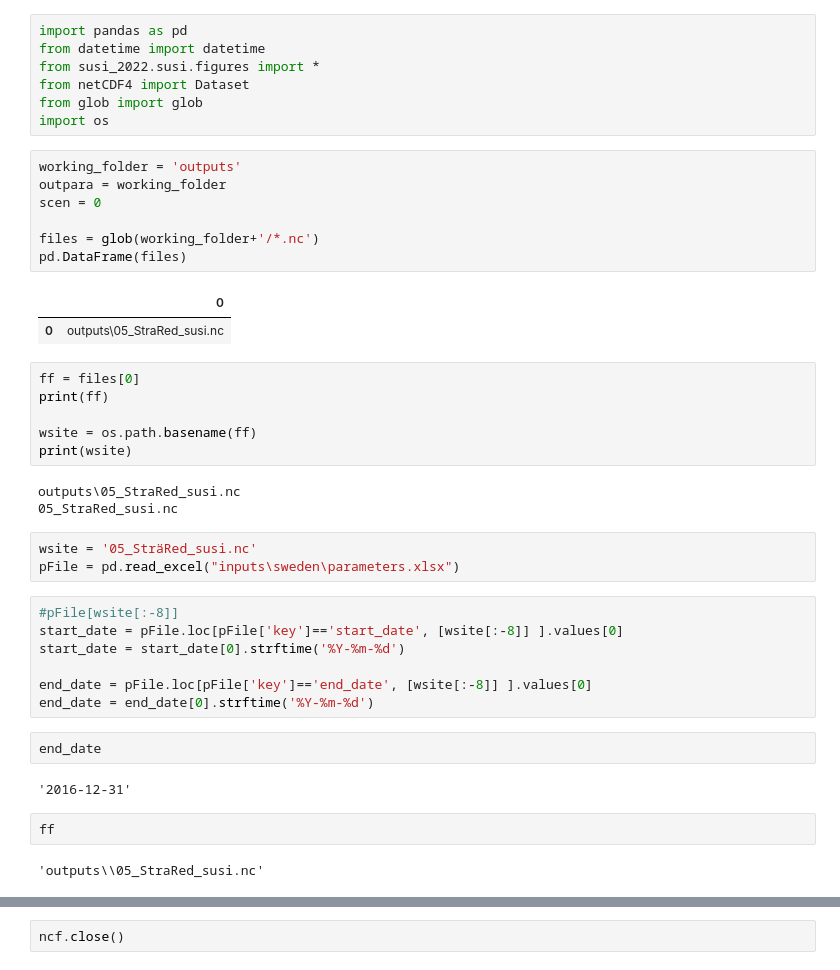
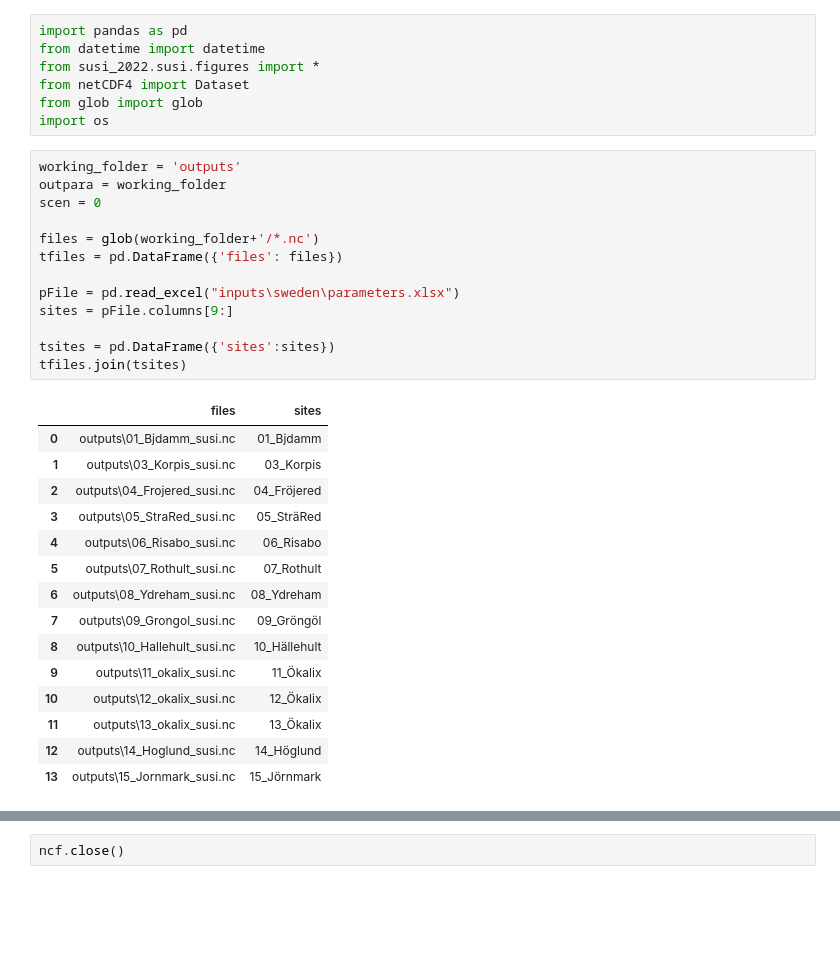
Before and after one commit to alejandrogandara/susi-swe, a Jupyter notebook: verif.ipynb, the cells around one changed output, grey strips where cells are left out. Saved outputs shown, nothing was run; the diff lists cells and outputs as text; blank space fills up the shorter version.

```diff
--- a/verif.ipynb
+++ b/verif.ipynb
@@ -12,37 +12,29 @@ import os
 # %%
 working_folder = 'outputs'
 outpara = working_folder
 scen = 0
 
 files = glob(working_folder+'/*.nc')
-pd.DataFrame(files)
+tfiles = pd.DataFrame({'files': files})
+
+pFile = pd.read_excel("inputs\sweden\parameters.xlsx")
+sites = pFile.columns[9:]
+
+tsites = pd.DataFrame({'sites':sites})
+tfiles.join(tsites)
 # %% [output]
-|  | 0 |
-| 0 | outputs\05_StraRed_susi.nc |
+|  | files | sites |
+| 0 | outputs\01_Bjdamm_susi.nc | 01_Bjdamm |
+| 1 | outputs\03_Korpis_susi.nc | 03_Korpis |
+| 2 | outputs\04_Frojered_susi.nc | 04_Fröjered |
+| 3 | outputs\05_StraRed_susi.nc | 05_SträRed |
+| 4 | outputs\06_Risabo_susi.nc | 06_Risabo |
+| 5 | outputs\07_Rothult_susi.nc | 07_Rothult |
+| 6 | outputs\08_Ydreham_susi.nc | 08_Ydreham |
+| 7 | outputs\09_Grongol_susi.nc | 09_Gröngöl |
+| 8 | outputs\10_Hallehult_susi.nc | 10_Hällehult |
+| 9 | outputs\11_okalix_susi.nc | 11_Ökalix |
+| 10 | outputs\12_okalix_susi.nc | 12_Ökalix |
+| 11 | outputs\13_okalix_susi.nc | 13_Ökalix |
+| 12 | outputs\14_Hoglund_susi.nc | 14_Höglund |
+| 13 | outputs\15_Jornmark_susi.nc | 15_Jörnmark |
-# %%
-ff = files[0]
-print(ff)
-
-wsite = os.path.basename(ff)
-print(wsite)
-# %% [output]
-outputs\05_StraRed_susi.nc
-05_StraRed_susi.nc
-# %%
-wsite = '05_SträRed_susi.nc'
-pFile = pd.read_excel("inputs\sweden\parameters.xlsx")
-# %%
-#pFile[wsite[:-8]]
-start_date = pFile.loc[pFile['key']=='start_date', [wsite[:-8]] ].values[0]
-start_date = start_date[0].strftime('%Y-%m-%d')
-
-end_date = pFile.loc[pFile['key']=='end_date', [wsite[:-8]] ].values[0]
-end_date = end_date[0].strftime('%Y-%m-%d')
-# %%
-end_date
-# %% [output]
-'2016-12-31'
-# %%
-ff
-# %% [output]
-'outputs\\05_StraRed_susi.nc'
```
Also changed, not shown: parts of 31 cells of this notebook, 5 other files.
